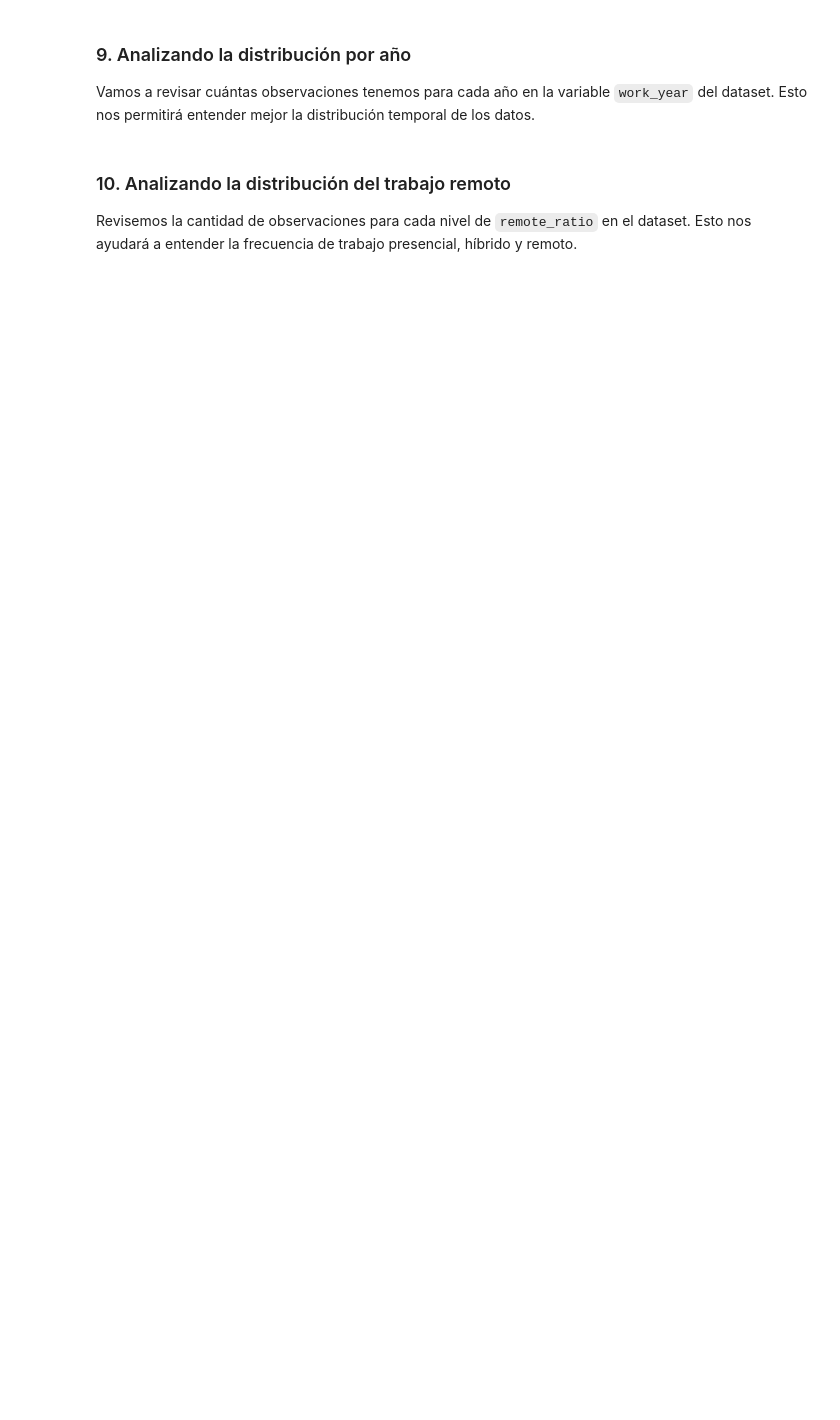
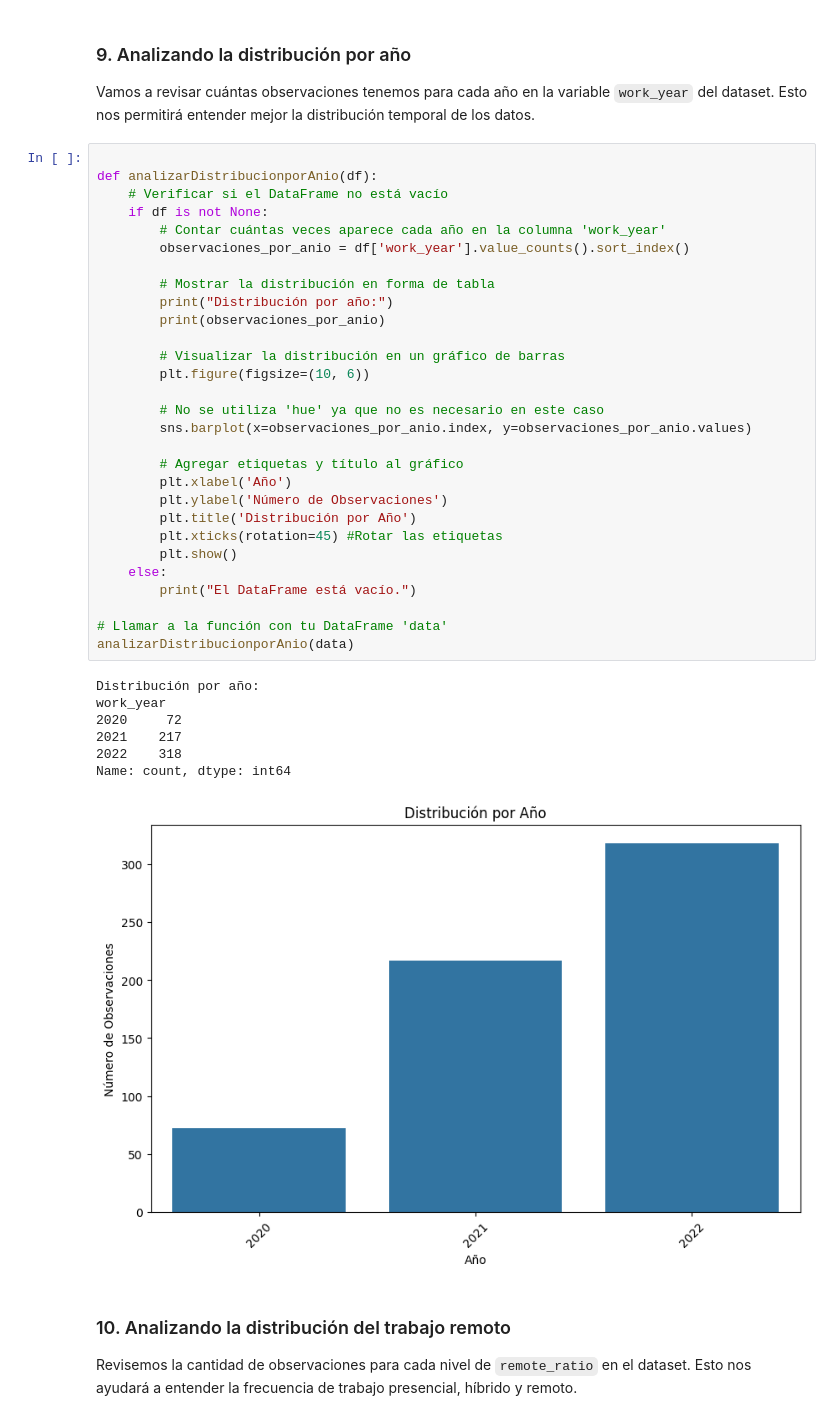
Before and after one commit to VictoriaEFernandez/proyecto-Final-CursoPy, a Jupyter notebook: Proyecto_Integrador_Nº3_Victoria_Fernandez.ipynb, the cells around one changed output. Drawn from its saved outputs; the diff is of its cells as text; blank space fills up the shorter version.

```diff
--- a/Proyecto_Integrador_Nº3_Victoria_Fernandez.ipynb
+++ b/Proyecto_Integrador_Nº3_Victoria_Fernandez.ipynb
@@ -148,6 +338,43 @@ Para comprender mejor las relaciones entre las variables numéricas, es útil qu
 ### 9. Analizando la distribución por año
 
 Vamos a revisar cuántas observaciones tenemos para cada año en la variable `work_year` del dataset. Esto nos permitirá entender mejor la distribución temporal de los datos.
+# %%
+
+def analizarDistribucionporAnio(df):
+    # Verificar si el DataFrame no está vacío
+    if df is not None:
+        # Contar cuántas veces aparece cada año en la columna 'work_year'
+        observaciones_por_anio = df['work_year'].value_counts().sort_index()
+
+        # Mostrar la distribución en forma de tabla
+        print("Distribución por año:")
+        print(observaciones_por_anio)
+
+        # Visualizar la distribución en un gráfico de barras
+        plt.figure(figsize=(10, 6))
+
+        # No se utiliza 'hue' ya que no es necesario en este caso
+        sns.barplot(x=observaciones_por_anio.index, y=observaciones_por_anio.values)
+
+        # Agregar etiquetas y título al gráfico
+        plt.xlabel('Año')
+        plt.ylabel('Número de Observaciones')
+        plt.title('Distribución por Año')
+        plt.xticks(rotation=45) #Rotar las etiquetas
+        plt.show()
+    else:
+        print("El DataFrame está vacío.")
+
+# Llamar a la función con tu DataFrame 'data'
+analizarDistribucionporAnio(data)
+# %% [output]
+Distribución por año:
+work_year
+2020     72
+2021    217
+2022    318
+Name: count, dtype: int64
+[figure, added]
 # %% [markdown]
 ### 10. Analizando la distribución del trabajo remoto
 
```
Also changed, not shown: parts of 17 cells of this notebook.
